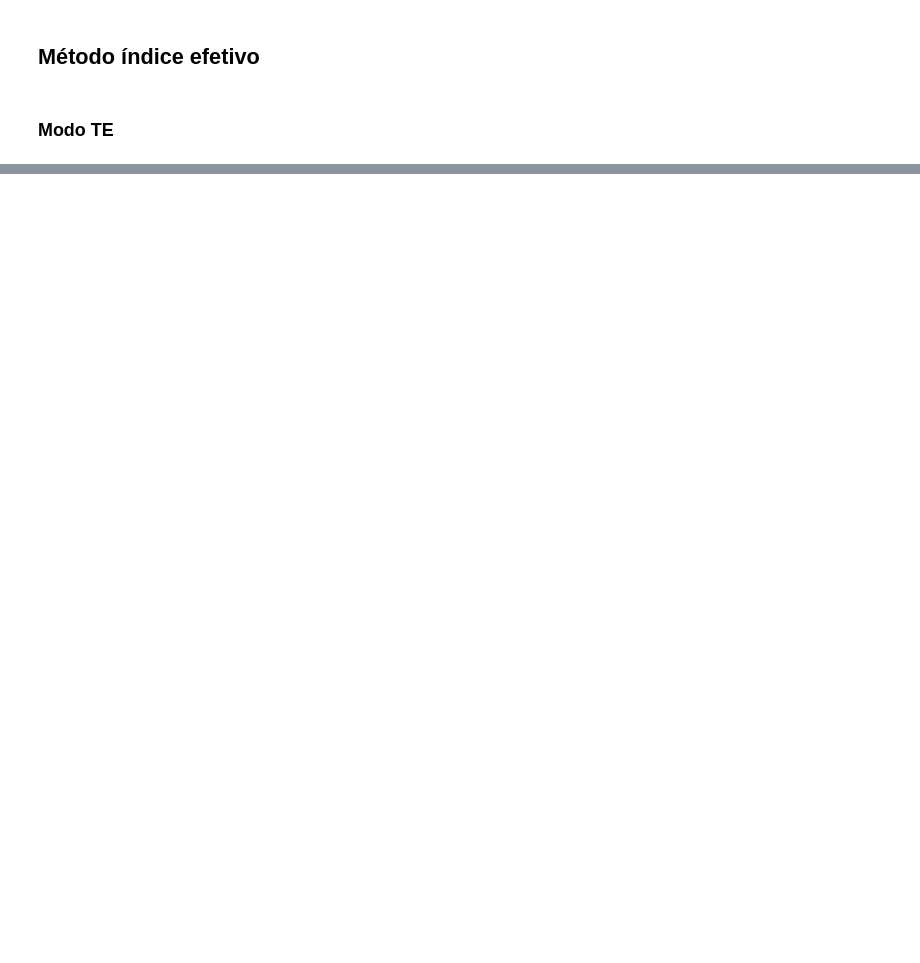
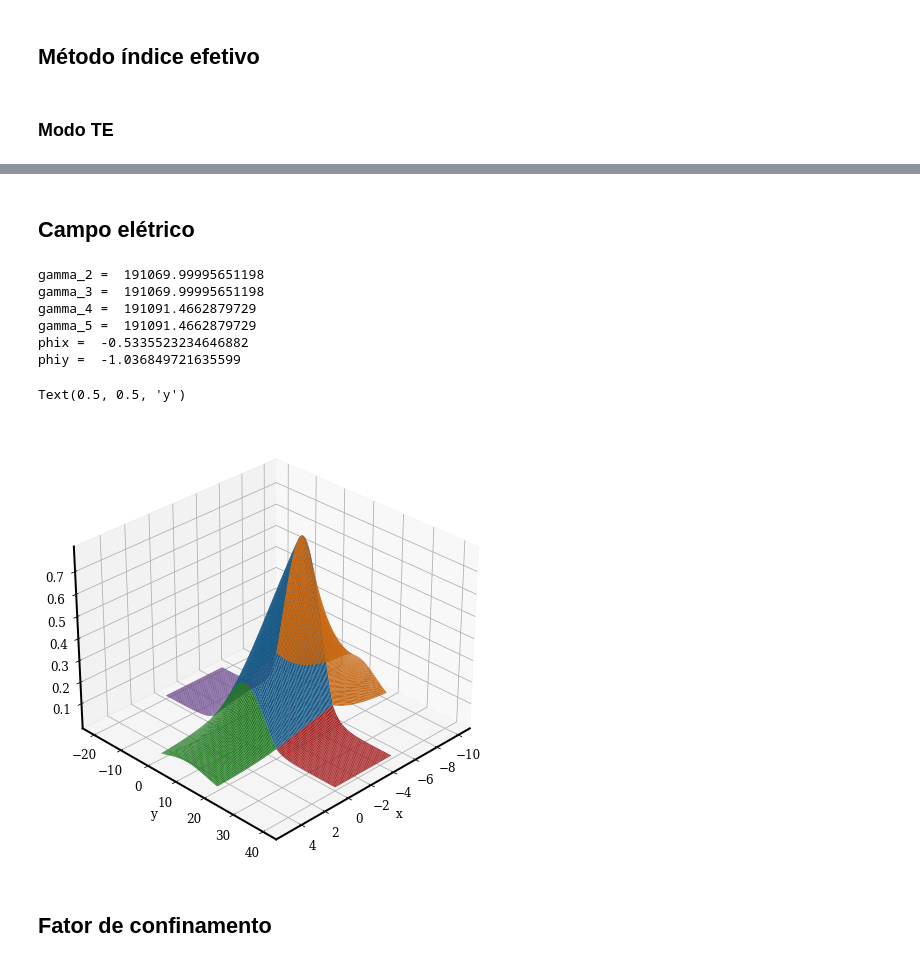
Before and after one commit to CaioRodrigues200/TEEE-2021.1, a Jupyter notebook: Subject Exercises/Exercício 03/Ex3.ipynb, the cells around one changed output, grey strips where cells are left out. Cells and saved outputs as stored; diff of their text form; code cells hidden in the pictures; blank space fills up the shorter version.

```diff
--- a/Subject Exercises/Exercício 03/Ex3.ipynb
+++ b/Subject Exercises/Exercício 03/Ex3.ipynb
@@ -184,0 +257,71 @@ axs[1].grid(True)
+# %% [markdown]
+## Campo elétrico
+# %%
+kxSol = 113015.46
+kySol = 112979.16
+gamma_2 = SM.sqrt(k0**2*(n1**2-n2**2)-kxSol**2)
+gamma_3 = SM.sqrt(k0**2*(n1**2-n3**2)-kxSol**2)
+gamma_4 = SM.sqrt(k0**2*(n1**2-n4**2)-kySol**2)
+gamma_5 = SM.sqrt(k0**2*(n1**2-n5**2)-kySol**2)
+
+phix = np.arctan(-kxSol/(p3*gamma_3))
+phiy = np.arctan(-gamma_5/kySol)
+
+print('gamma_2 = ',gamma_2)
+print('gamma_3 = ',gamma_3)
+print('gamma_4 = ',gamma_4)
+print('gamma_5 = ',gamma_5)
+
+print('phix = ',phix)
+print('phiy = ',phiy)
+# %% [output]
+gamma_2 =  191069.99995651198
+gamma_3 =  191069.99995651198
+gamma_4 =  191091.4662879729
+gamma_5 =  191091.4662879729
+phix =  -0.5335523234646882
+phiy =  -1.036849721635599
+# %%
+fig3, ax = plt.subplots(subplot_kw={"projection": "3d"}, figsize = (8,8))
+
+A1 = 1
+A2 = np.sin(-kxSol * a + phix )
+A3 = np.sin(phix)
+A4 = p4 * np.cos(kySol* b + phiy)
+A5 = p5 * np.cos(phiy)
+
+x = np.linspace(-a, 0, 100)
+y = np.linspace( 0, b, 100)
+X,Y = np.meshgrid(x, y)
+Z1  = A1 * np.sin(kxSol * X + phix) * np.cos(kySol * Y + phiy)
+ax.plot_surface(1e6*X, 1e6*Y, Z1*np.conjugate(Z1))
+
+x   = np.linspace(-2*a, -a, 100)
+X,Y = np.meshgrid(x, y)
+Z2  = A2 * np.exp(gamma_2 * (X + a)) * np.cos(kySol * Y + phiy)
+ax.plot_surface(1e6*X, 1e6*Y, Z2*np.conjugate(Z2))
+
+x   = np.linspace(0, a, 100)
+X,Y = np.meshgrid(x, y)
+Z3  = A3 * np.exp(-gamma_3 * X) * np.cos(kySol * Y + phiy)
+ax.plot_surface(1e6*X, 1e6*Y, Z3*np.conjugate(Z3))
+
+x = np.linspace(-a, 0, 100)
+y = np.linspace(b, 2*b, 500)
+X, Y = np.meshgrid(x, y)
+Z4 = A4 * np.exp(-gamma_4 * (Y - b)) * np.sin(kxSol * X + phix)
+ax.plot_surface(1e6*X, 1e6*Y, Z4*np.conjugate(Z4))
+
+y = np.linspace(-b, 0, 500)
+X, Y = np.meshgrid(x, y)
+Z5 = A5 * np.exp(gamma_5 * Y) * np.sin( kxSol * X + phix)
+ax.plot_surface(1e6*X, 1e6*Y, Z5*np.conjugate(Z5))
+
+ax.view_init(30,45)
+ax.set_xlabel('x')
+ax.set_ylabel('y')
+# %% [output]
+Text(0.5, 0.5, 'y')
+[figure, added]
+# %% [markdown]
+## Fator de confinamento
```
Also changed, not shown: parts of 13 cells of this notebook, 3 other files.
